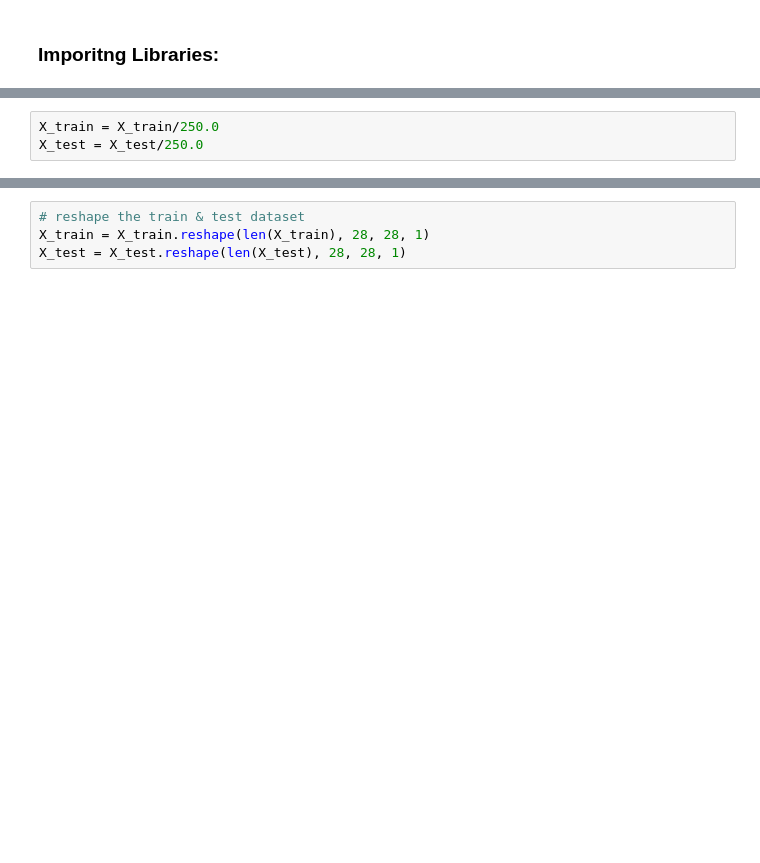
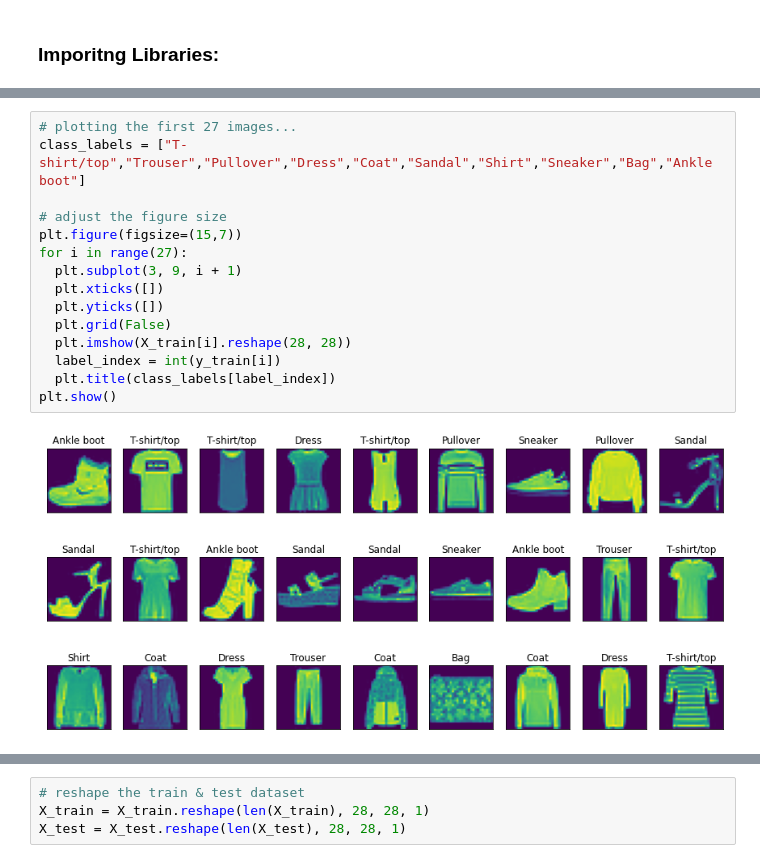
Before and after one commit to satz2000/DeepLearning-, a Jupyter notebook: CNN/CNN.ipynb, the cells around one changed output, grey strips where cells are left out. Drawn from its saved outputs; the diff is of its cells as text; blank space fills up the shorter version.

```diff
--- a/CNN/CNN.ipynb
+++ b/CNN/CNN.ipynb
@@ -18,3 +41,0 @@ X_train.shape
-# %%
-X_train = X_train/250.0
-X_test = X_test/250.0
@@ -20,0 +55,17 @@ X_test = X_test/250.0
+# %%
+# plotting the first 27 images...
+class_labels = ["T-shirt/top","Trouser","Pullover","Dress","Coat","Sandal","Shirt","Sneaker","Bag","Ankle boot"]
+
+# adjust the figure size
+plt.figure(figsize=(15,7))
+for i in range(27):
+  plt.subplot(3, 9, i + 1)
+  plt.xticks([])
+  plt.yticks([])
+  plt.grid(False)
+  plt.imshow(X_train[i].reshape(28, 28))
+  label_index = int(y_train[i])
+  plt.title(class_labels[label_index])
+plt.show()
+# %% [output]
+[figure, added]
```
Also changed, not shown: parts of 32 cells of this notebook.
